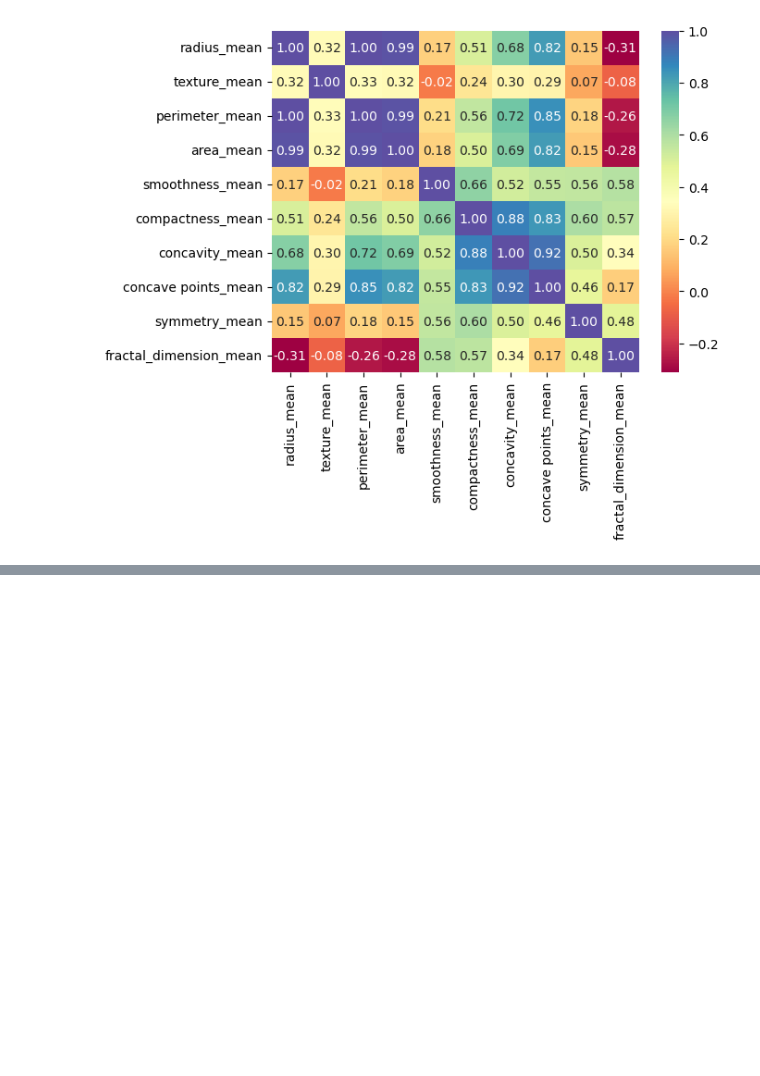
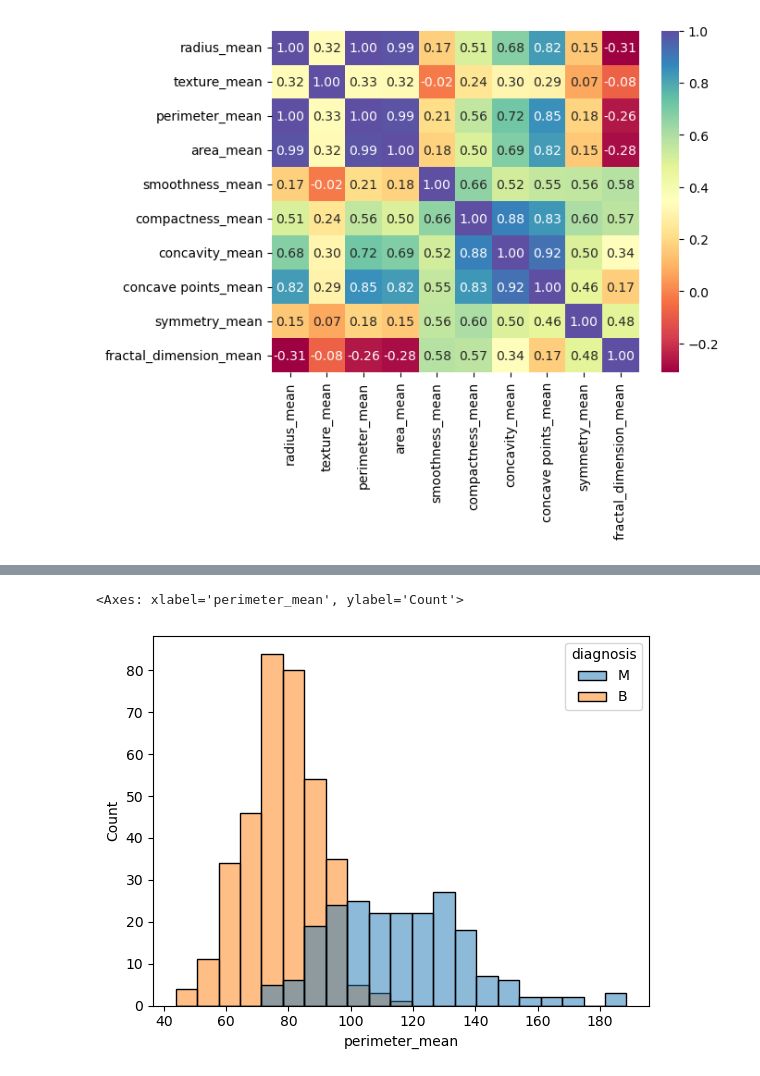
Before and after one commit to agustinluengo/personal_portfolio, a Jupyter notebook: breast_cancer.ipynb, the cells around one changed output, grey strips where cells are left out. Saved outputs shown, nothing was run; the diff lists cells and outputs as text; code cells hidden in the pictures; blank space fills up the shorter version.

```diff
--- a/breast_cancer.ipynb
+++ b/breast_cancer.ipynb
@@ -101,0 +110,5 @@ dataset.describe()
+# %%
+sns.histplot(dataset,x="perimeter_mean",hue="diagnosis")
+# %% [output]
+<Axes: xlabel='perimeter_mean', ylabel='Count'>
+[figure, added]
```
Also changed, not shown: parts of 12 cells of this notebook.
